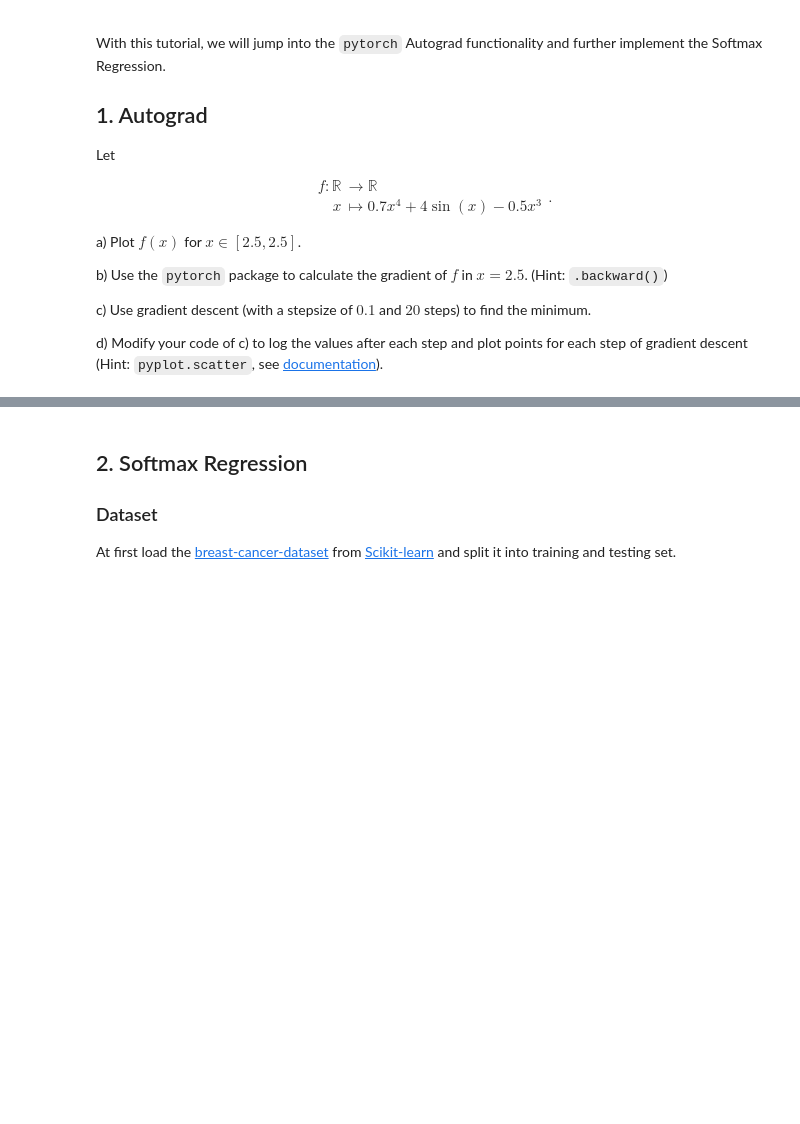
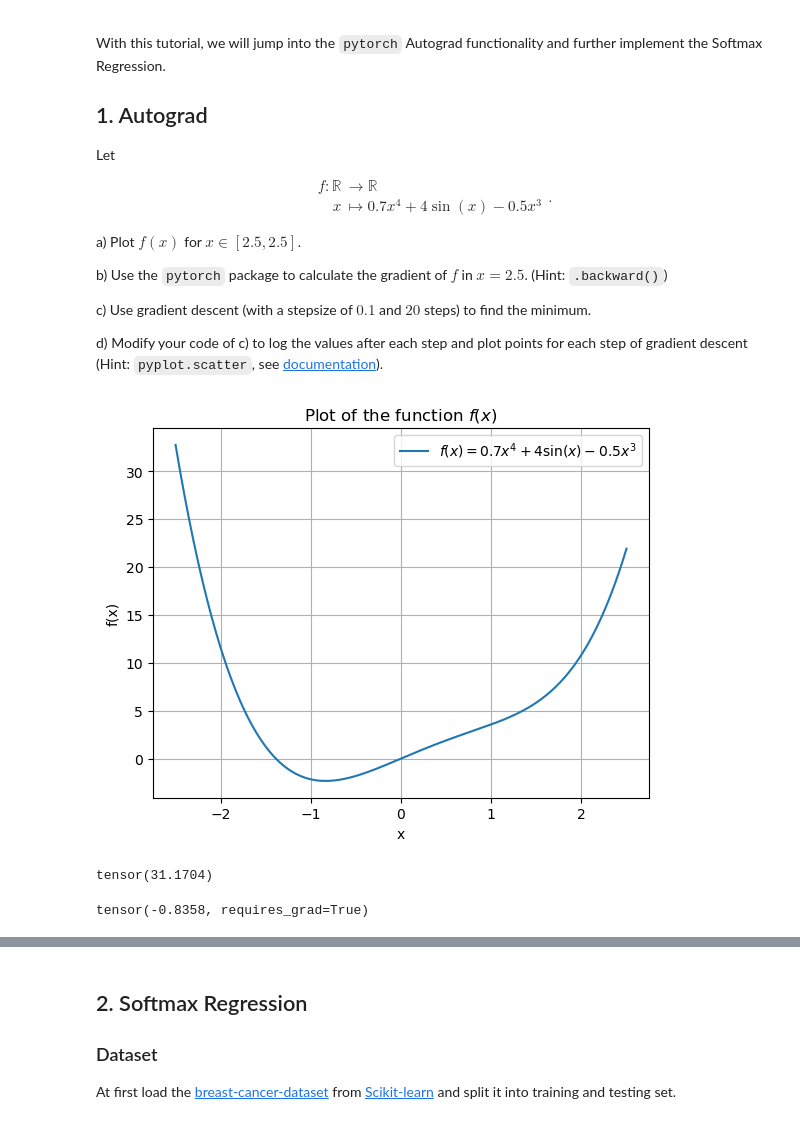
Before and after one commit to VinKKAP/Introduction-to-Deep-Learning, a Jupyter notebook: Tutorials/tutorial_2.ipynb, the cells around one changed output, grey strips where cells are left out. Cells and saved outputs as stored; diff of their text form; code cells hidden in the pictures; blank space fills up the shorter version.

```diff
--- a/Tutorials/tutorial_2.ipynb
+++ b/Tutorials/tutorial_2.ipynb
@@ -19,3 +19,74 @@ b) Use the `pytorch` package to calculate the gradient of $f$ in $x = 2.5$. (Hin
 c) Use gradient descent (with a stepsize of $0.1$ and $20$ steps) to find the minimum.
 
 d) Modify your code of c) to log the values after each step and plot points for each step of gradient descent (Hint: `pyplot.scatter`, see [documentation](https://matplotlib.org/3.1.1/api/_as_gen/matplotlib.pyplot.scatter.html)).
+# %%
+import numpy as np
+
+import matplotlib.pyplot as plt
+
+# Define the function
+def f(x):
+    return 0.7 * x**4 + 4 * np.sin(x) - 0.5 * x**3
+
+# Generate x values
+x = np.linspace(-2.5, 2.5, 400)
+# Calculate y values
+y = f(x)
+
+# Plot the function
+plt.plot(x, y, label='$f(x) = 0.7x^4 + 4\sin(x) - 0.5x^3$')
+plt.xlabel('x')
+plt.ylabel('f(x)')
+plt.title('Plot of the function $f(x)$')
+plt.legend()
+plt.grid(True)
+plt.show()
+# %% [output]
+[figure, added]
+# %%
+import torch
+
+# Define the function using PyTorch tensors
+def f_torch(x):
+    return 0.7 * x**4 + 4 * torch.sin(x) - 0.5 * x**3
+
+# Create a tensor for x with gradient tracking enabled
+x_torch = torch.tensor(2.5, requires_grad=True)
+
+# Compute the function value
+y_torch = f_torch(x_torch)
+
+# Compute the gradient
+y_torch.backward()
+
+# Print the gradient
+print(x_torch.grad)
+# %% [output]
+tensor(31.1704)
+# %%
+# Gradient descent parameters
+stepsize = 0.1
+steps = 20
+
+# Initialize x_torch
+x_torch = torch.tensor(2.5, requires_grad=True)
+
+# Perform gradient descent
+for step in range(steps):
+    # Compute the function value
+    y_torch = f_torch(x_torch)
+
+    # Compute the gradient
+    y_torch.backward()
+
+    # Update x_torch
+    with torch.no_grad():
+        x_torch -= stepsize * x_torch.grad
+
+    # Zero the gradients
+    x_torch.grad.zero_()
+
+# Print the final value of x_torch
+print(x_torch)
+# %% [output]
+tensor(-0.8358, requires_grad=True)
```
Also changed, not shown: parts of 1 cell of this notebook, 1 other file.
